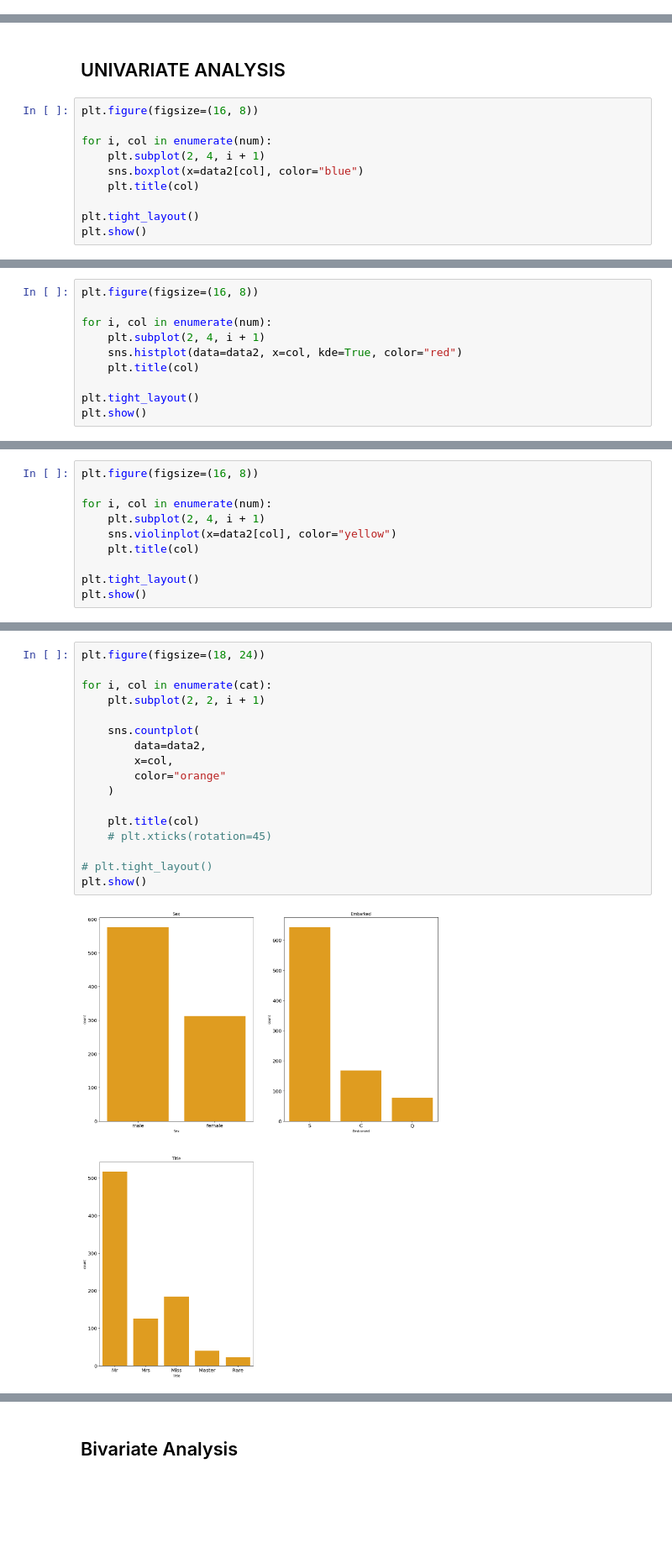
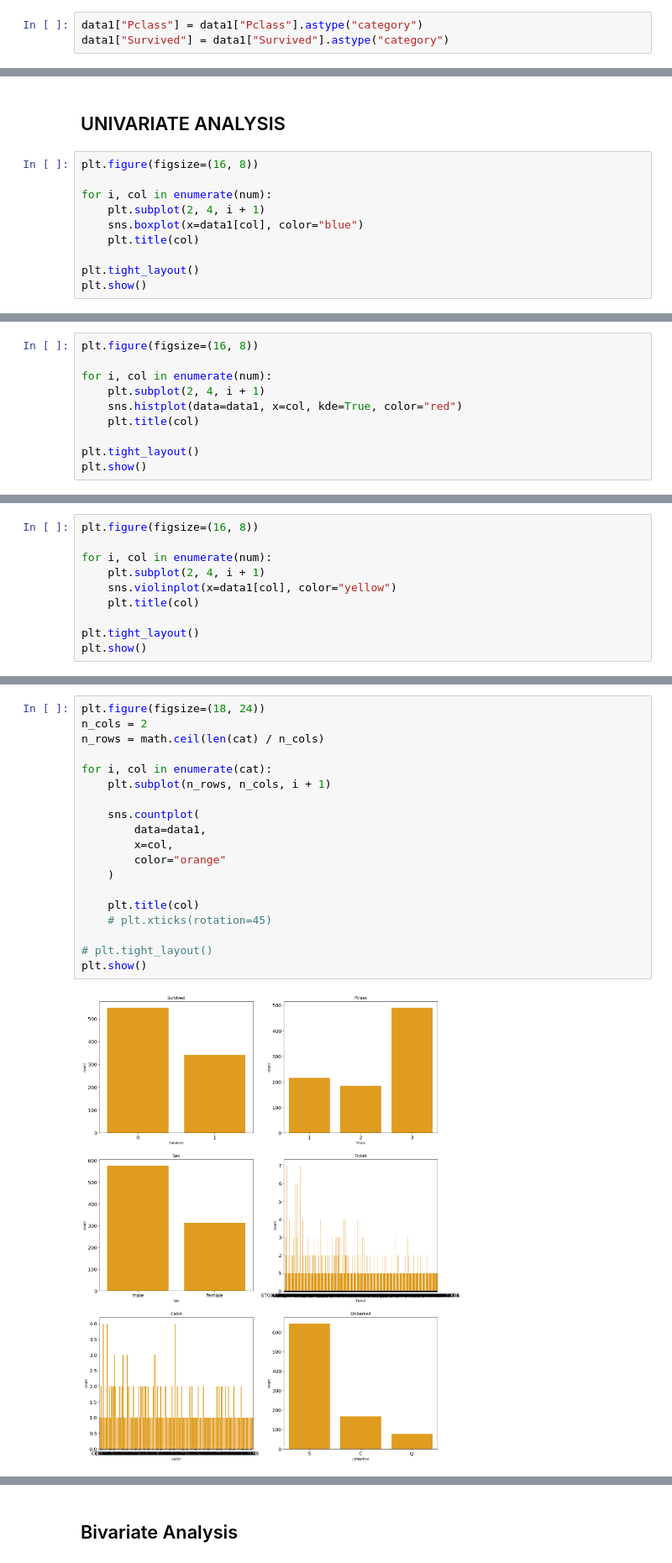
Before and after one commit to mA4rK0/titanic-survived-project, a Jupyter notebook: titanic_survived.ipynb, the cells around one changed output, grey strips where cells are left out. Shown at 84% size. Saved outputs shown, nothing was run; the diff lists cells and outputs as text; blank space fills up the shorter version.

```diff
--- a/titanic_survived.ipynb
+++ b/titanic_survived.ipynb
@@ -115 +116,4 @@ cat = ["Sex", "Embarked", "Title"]
+# %%
+data1["Pclass"] = data1["Pclass"].astype("category")
+data1["Survived"] = data1["Survived"].astype("category")
 # %%
@@ -162,7 +188,7 @@ plt.figure(figsize=(16, 8))
 
 for i, col in enumerate(num):
     plt.subplot(2, 4, i + 1)
-    sns.boxplot(x=data2[col], color="blue")
+    sns.boxplot(x=data1[col], color="blue")
     plt.title(col)
 
 plt.tight_layout()
@@ -174,7 +200,7 @@ plt.figure(figsize=(16, 8))
 
 for i, col in enumerate(num):
     plt.subplot(2, 4, i + 1)
-    sns.histplot(data=data2, x=col, kde=True, color="red")
+    sns.histplot(data=data1, x=col, kde=True, color="red")
     plt.title(col)
 
 plt.tight_layout()
@@ -186,7 +212,7 @@ plt.figure(figsize=(16, 8))
 
 for i, col in enumerate(num):
     plt.subplot(2, 4, i + 1)
-    sns.violinplot(x=data2[col], color="yellow")
+    sns.violinplot(x=data1[col], color="yellow")
     plt.title(col)
 
 plt.tight_layout()
@@ -196,19 +222,21 @@ plt.show()
 # %%
 plt.figure(figsize=(18, 24))
+n_cols = 2
+n_rows = math.ceil(len(cat) / n_cols)
 
 for i, col in enumerate(cat):
-    plt.subplot(2, 2, i + 1)
+    plt.subplot(n_rows, n_cols, i + 1)
 
     sns.countplot(
-        data=data2,
+        data=data1,
         x=col,
         color="orange"
     )
 
     plt.title(col)
     # plt.xticks(rotation=45)
 
 # plt.tight_layout()
 plt.show()
 # %% [output]
-[figure, old version]
+[figure, new version]
```
Also changed, not shown: parts of 48 cells of this notebook, 2 other files.
